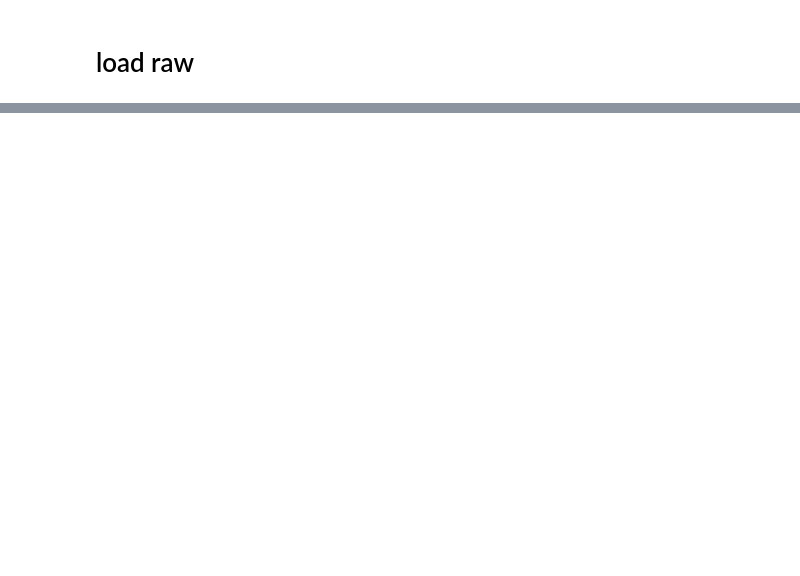
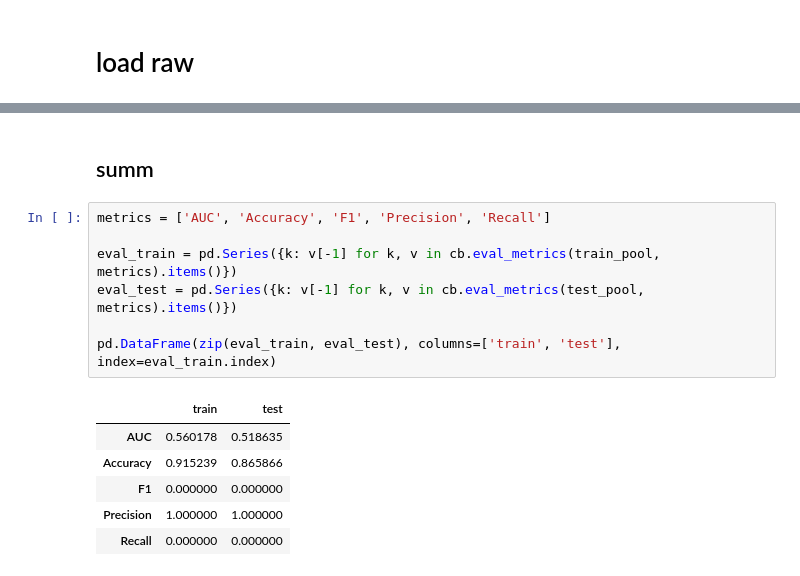
Before and after one commit to mbronis/gensim, a Jupyter notebook: gensim_poleval.ipynb, the cells around one changed output, grey strips where cells are left out. Cells and saved outputs as stored; diff of their text form; blank space fills up the shorter version.

```diff
--- a/gensim_poleval.ipynb
+++ b/gensim_poleval.ipynb
@@ -174,0 +101,16 @@ from src.preproc import RawDataCleaner, TextCleaner, SimpleTokenizer
+# %% [markdown]
+## summ
+# %%
+metrics = ['AUC', 'Accuracy', 'F1', 'Precision', 'Recall']
+
+eval_train = pd.Series({k: v[-1] for k, v in cb.eval_metrics(train_pool,  metrics).items()})
+eval_test = pd.Series({k: v[-1] for k, v in cb.eval_metrics(test_pool,  metrics).items()})
+
+pd.DataFrame(zip(eval_train, eval_test), columns=['train', 'test'], index=eval_train.index)
+# %% [output]
+|  | train | test |
+| AUC | 0.560178 | 0.518635 |
+| Accuracy | 0.915239 | 0.865866 |
+| F1 | 0.000000 | 0.000000 |
+| Precision | 1.000000 | 1.000000 |
+| Recall | 0.000000 | 0.000000 |
```
Also changed, not shown: parts of 31 cells of this notebook, 1 other file.
